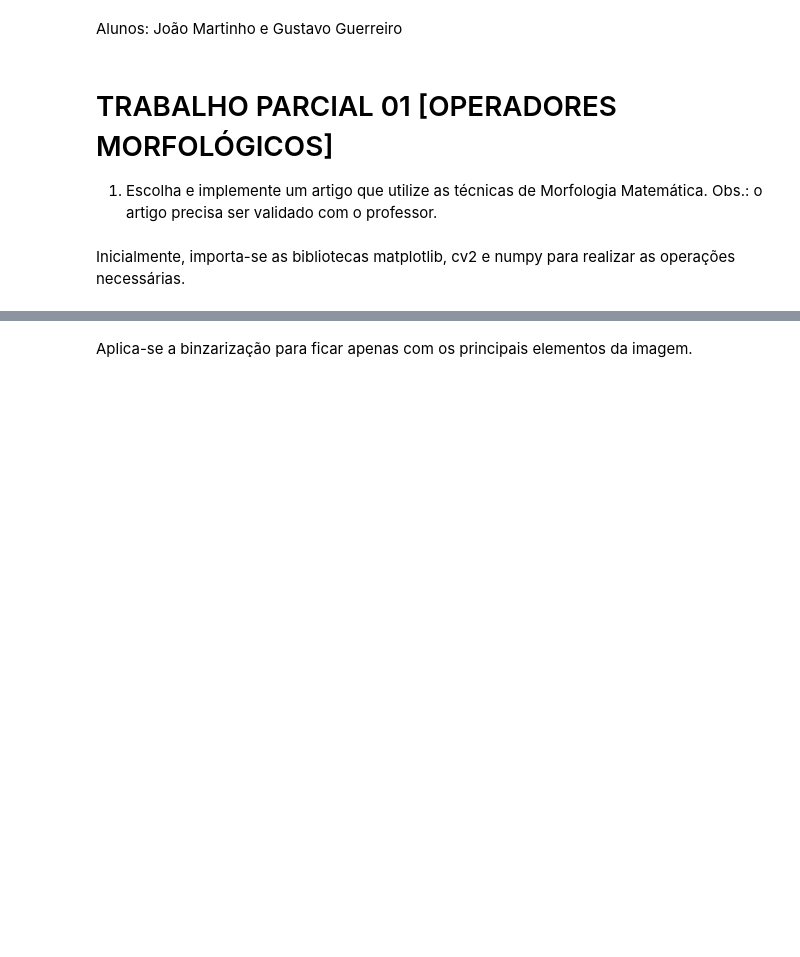
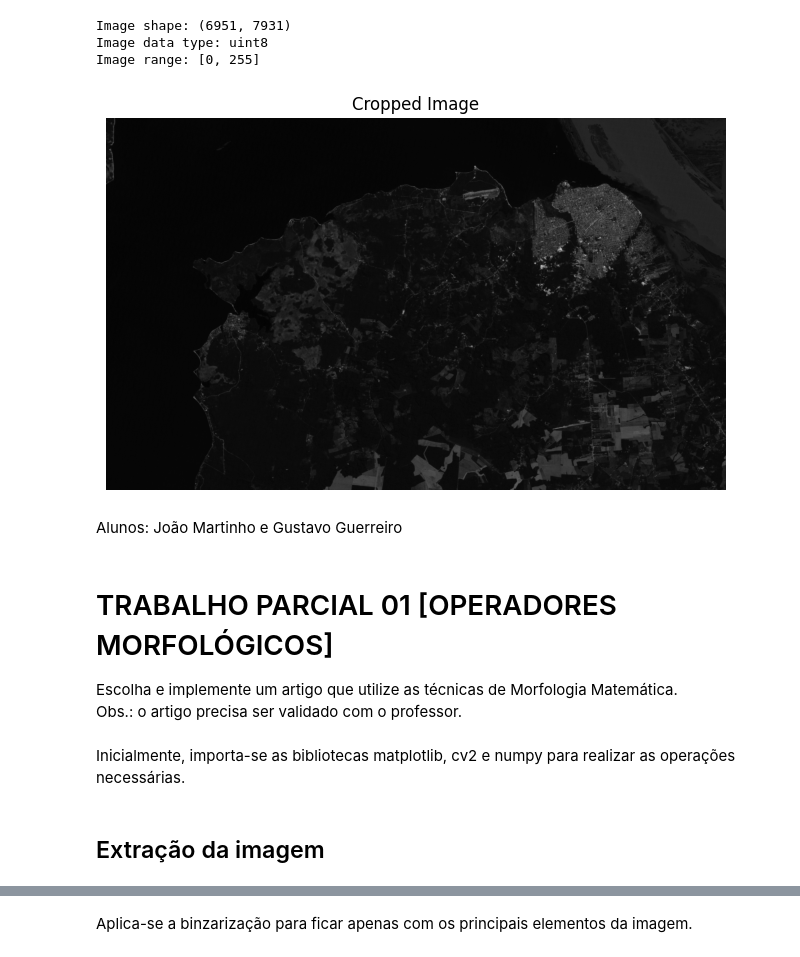
Before and after one commit to joao-martinho/pi, a Jupyter notebook: Trabalho 1/trabalho01.ipynb, the cells around one changed output, grey strips where cells are left out. Cells and saved outputs as stored; diff of their text form; code cells hidden in the pictures; blank space fills up the shorter version.

```diff
--- a/Trabalho 1/trabalho01.ipynb
+++ b/Trabalho 1/trabalho01.ipynb
@@ -1,9 +56,48 @@
+# %%
+import matplotlib.pyplot as plt
+import numpy as np
+
+# Load the TIFF image
+image = plt.imread('LT05_L1TP_227062_20100629_20200823_02_T1_B4.TIF')
+
+# Check image properties
+print(f"Image shape: {image.shape}")
+print(f"Image data type: {image.dtype}")
+print(f"Image range: [{image.min()}, {image.max()}]")
+
+# Define your crop coordinates (upper left and bottom right)
+x0, y0 = 1500, 1500   # Upper left (x, y)
+x1, y1 = 3000, 2400  # Bottom right (x, y)
+
+# Crop the image
+cropped_image = image[y0:y1, x0:x1]
+
+# Display based on image type
+plt.figure(figsize=(8, 6))
+
+if len(image.shape) == 3 and image.shape[2] in [3, 4]:
+    plt.imshow(cropped_image)
+elif len(image.shape) == 2:
+    plt.imshow(cropped_image, cmap='gray')
+else:
+    if np.issubdtype(cropped_image.dtype, np.floating):
+        cropped_image = (cropped_image - cropped_image.min()) / (cropped_image.max() - cropped_image.min())
+    plt.imshow(cropped_image, cmap='viridis')  # Try different colormaps
+
+plt.axis('off')
+plt.title('Cropped Image')
+plt.show()
+# %% [output]
+Image shape: (6951, 7931)
+Image data type: uint8
+Image range: [0, 255]
+[figure, added]
 # %% [markdown]
 Alunos: João Martinho e Gustavo Guerreiro
 # %% [markdown]
 # TRABALHO PARCIAL 01 [OPERADORES MORFOLÓGICOS]
 
-1. Escolha e implemente um artigo que utilize as técnicas de Morfologia Matemática.
+Escolha e implemente um artigo que utilize as técnicas de Morfologia Matemática.
 Obs.: o artigo precisa ser validado com o professor.
 # %% [markdown]
 Inicialmente, importa-se as bibliotecas matplotlib, cv2 e numpy para realizar as operações necessárias.
@@ -11,4 +109,6 @@ Inicialmente, importa-se as bibliotecas matplotlib, cv2 e numpy para realizar as
 from matplotlib import pyplot as plt
 import cv2
 import numpy as np
+# %% [markdown]
+## Extração da imagem
 # %% [markdown]
```
Also changed, not shown: parts of 7 cells of this notebook, 6 other files.
